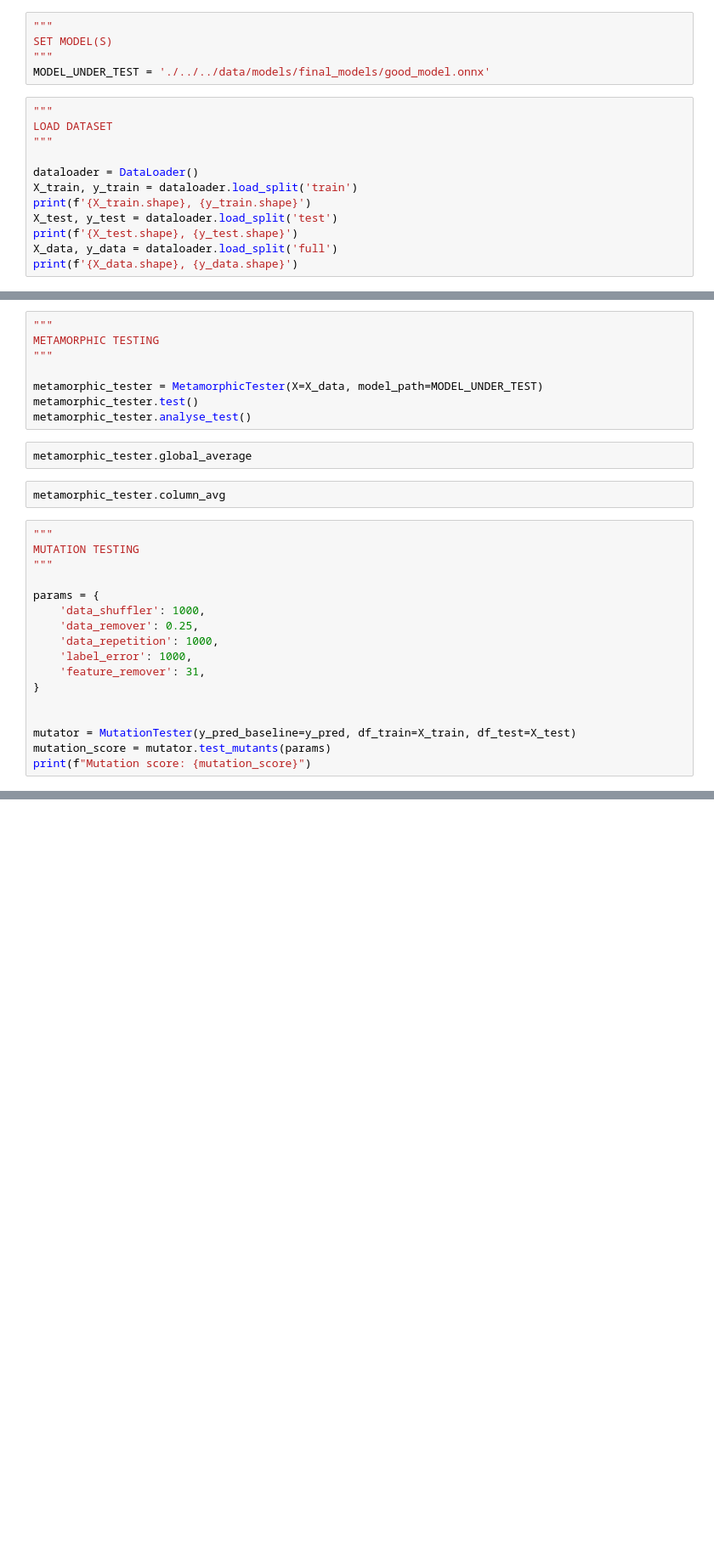
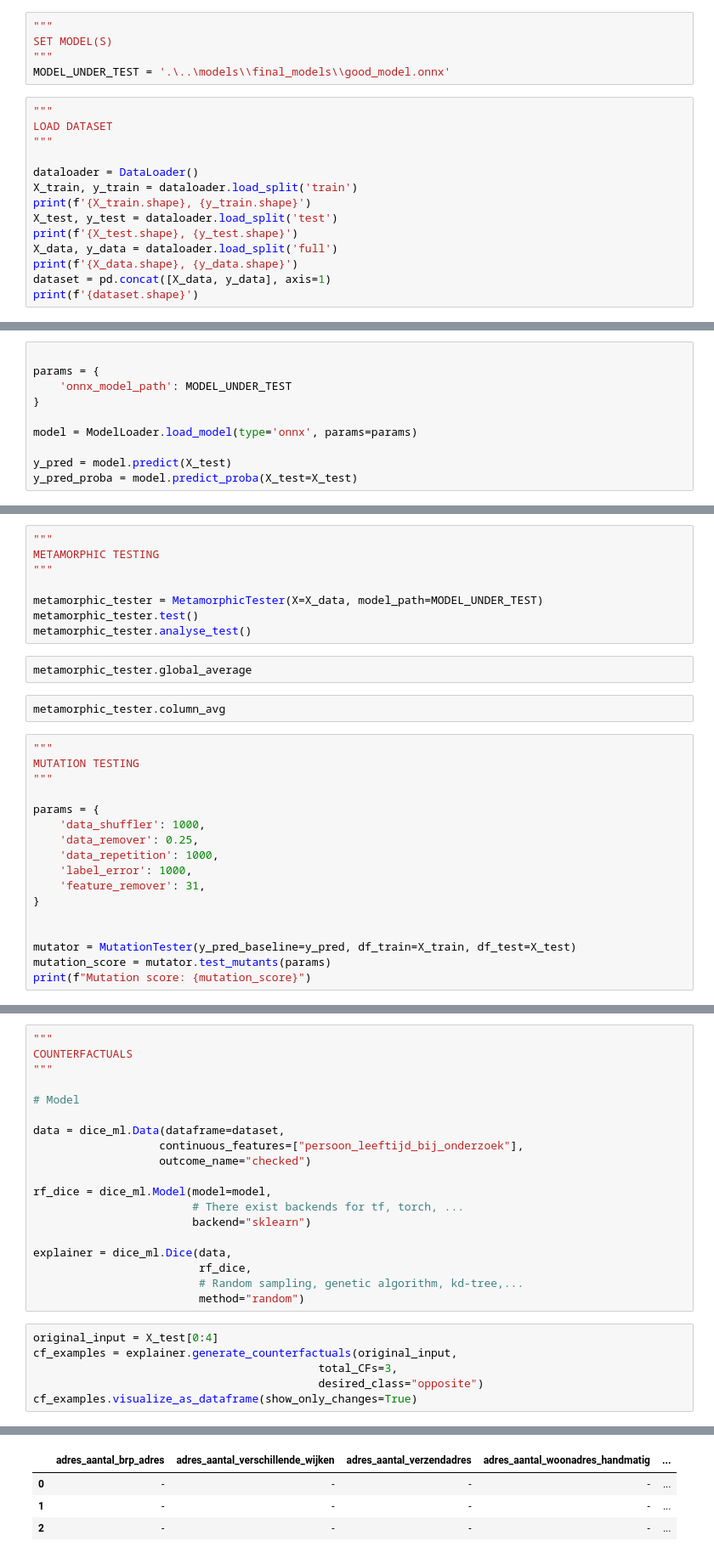
Before and after one commit to Roodster/test-val-for-ai-project, a Jupyter notebook: scripts/audit_onnx_model.ipynb, the cells around one changed output, grey strips where cells are left out. Shown: that part at 85% size. Drawn from its saved outputs; the diff is of its cells as text; blank space fills up the shorter version.

Commit message:
Added counterfactuals and shapley testing; refactored modelloader

```diff
--- a/scripts/audit_onnx_model.ipynb
+++ b/scripts/audit_onnx_model.ipynb
@@ -27,7 +43,7 @@ from tests.shapley import ShapleyTester
 """
 SET MODEL(S)
 """
-MODEL_UNDER_TEST = './../../data/models/final_models/good_model.onnx'
+MODEL_UNDER_TEST = '.\..\models\\final_models\\good_model.onnx'
 # %%
 """
 LOAD DATASET
@@ -40,3 +56,5 @@ X_test, y_test = dataloader.load_split('test')
 print(f'{X_test.shape}, {y_test.shape}')
 X_data, y_data = dataloader.load_split('full')
 print(f'{X_data.shape}, {y_data.shape}')
+dataset = pd.concat([X_data, y_data], axis=1)
+print(f'{dataset.shape}')
@@ -51,3 +66,13 @@ y_pred = session.run(None, {'X': X_test.iloc[:, :-1].values.astype(np.float32)})
+# %%
+
+params = {
+    'onnx_model_path': MODEL_UNDER_TEST
+}
+
+model = ModelLoader.load_model(type='onnx', params=params)
+
+y_pred = model.predict(X_test)
+y_pred_proba = model.predict_proba(X_test=X_test)
 # %%
 """
 FUNCTIONAL TESTING
@@ -95,0 +185,26 @@ COUNTERFACTUALS
+# %%
+"""
+COUNTERFACTUALS
+"""
+
+# Model
+
+data = dice_ml.Data(dataframe=dataset,
+                   continuous_features=["persoon_leeftijd_bij_onderzoek"],
+                   outcome_name="checked")
+
+rf_dice = dice_ml.Model(model=model,
+                        # There exist backends for tf, torch, ...
+                        backend="sklearn")
+
+explainer = dice_ml.Dice(data,
+                         rf_dice,
+                         # Random sampling, genetic algorithm, kd-tree,...
+                         method="random")
+# %%
+original_input = X_test[0:4]
+cf_examples = explainer.generate_counterfactuals(original_input,
+                                           total_CFs=3,
+                                           desired_class="opposite")
+cf_examples.visualize_as_dataframe(show_only_changes=True)
+# %% [output]
@@ -95,0 +215,4 @@ COUNTERFACTUALS
+|  | adres_aantal_brp_adres | adres_aantal_verschillende_wijken | adres_aantal_verzendadres | adres_aantal_woonadres_handmatig | ... |
+| 0 | - | - | - | - | ... |
+| 1 | - | - | - | - | ... |
+| 2 | - | - | - | - | ... |
```
Also changed, not shown: parts of 16 cells of this notebook, 13 other files.
